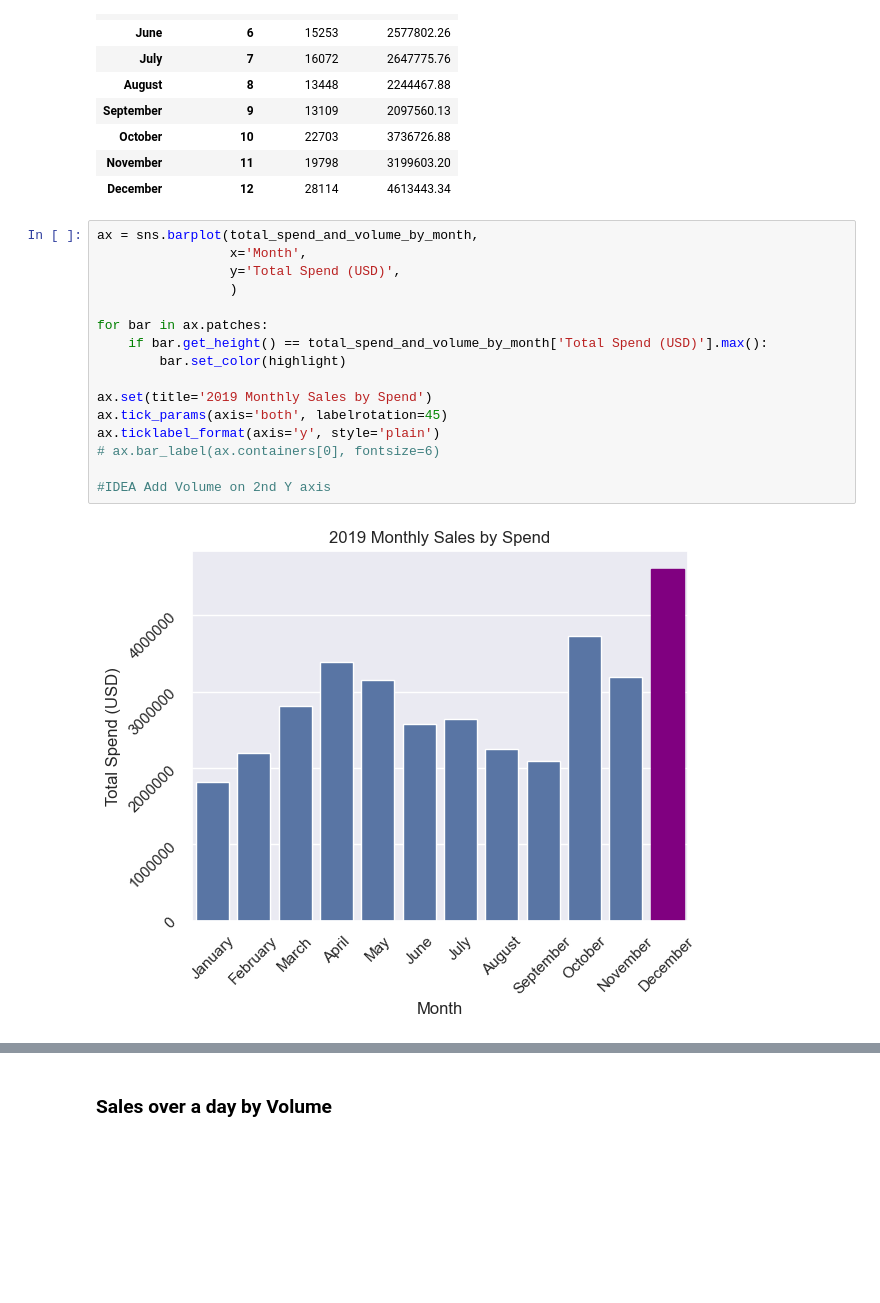
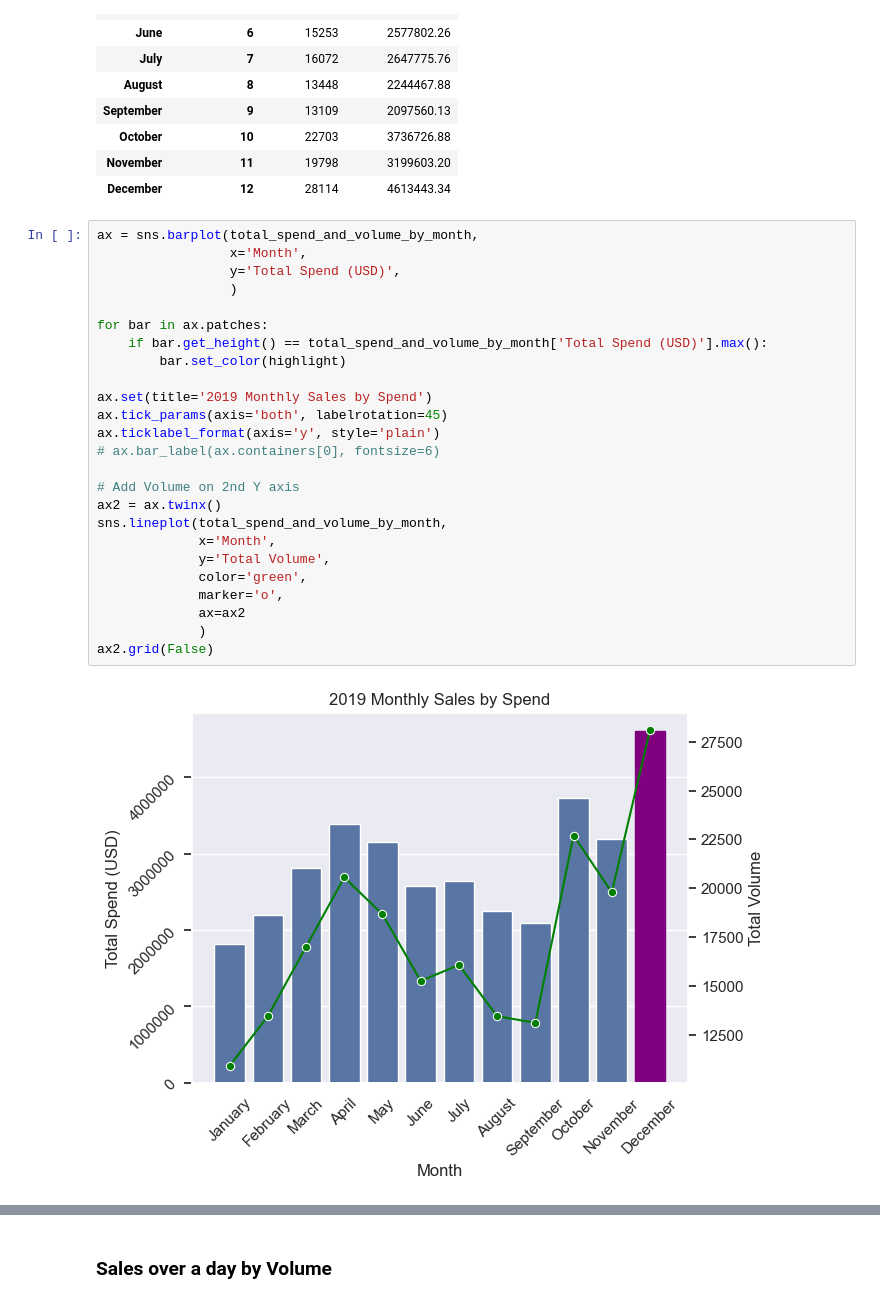
Before and after one commit to julrichkieffer/portfolio-data-science, a Jupyter notebook: 01 2019-sales/analysis.ipynb, the cells around one changed output, grey strips where cells are left out. Drawn from its saved outputs; the diff is of its cells as text; blank space fills up the shorter version.

```diff
--- a/01 2019-sales/analysis.ipynb
+++ b/01 2019-sales/analysis.ipynb
@@ -797,18 +761,27 @@ total_spend_and_volume_by_month
 # %%
 ax = sns.barplot(total_spend_and_volume_by_month,
                  x='Month',
                  y='Total Spend (USD)',
                  )
 
 for bar in ax.patches:
     if bar.get_height() == total_spend_and_volume_by_month['Total Spend (USD)'].max():
         bar.set_color(highlight)
 
 ax.set(title='2019 Monthly Sales by Spend')
 ax.tick_params(axis='both', labelrotation=45)
 ax.ticklabel_format(axis='y', style='plain')
 # ax.bar_label(ax.containers[0], fontsize=6)
 
-#IDEA Add Volume on 2nd Y axis
+# Add Volume on 2nd Y axis
+ax2 = ax.twinx()
+sns.lineplot(total_spend_and_volume_by_month,
+             x='Month',
+             y='Total Volume',
+             color='green',
+             marker='o',
+             ax=ax2
+             )
+ax2.grid(False)
 # %% [output]
-[figure, old version]
+[figure, new version]
```
Also changed, not shown: parts of 19 cells of this notebook.
